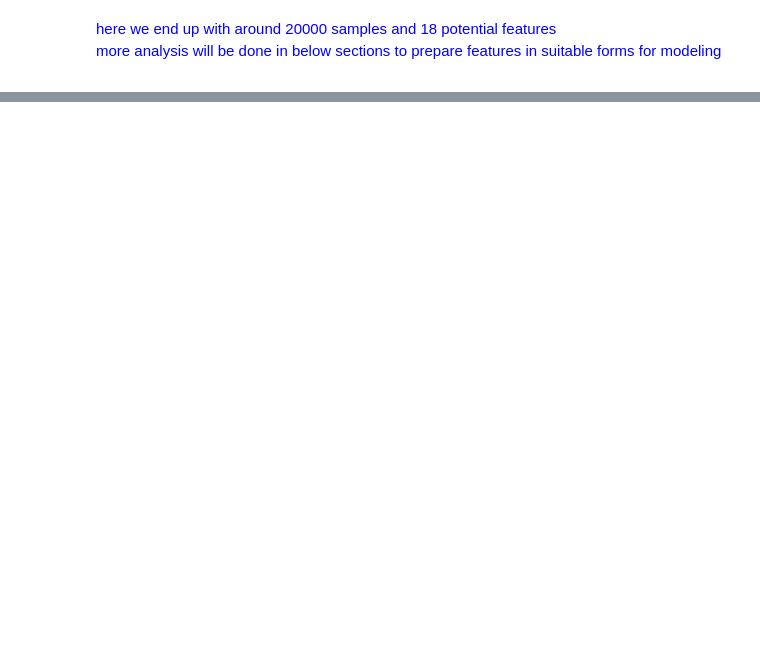
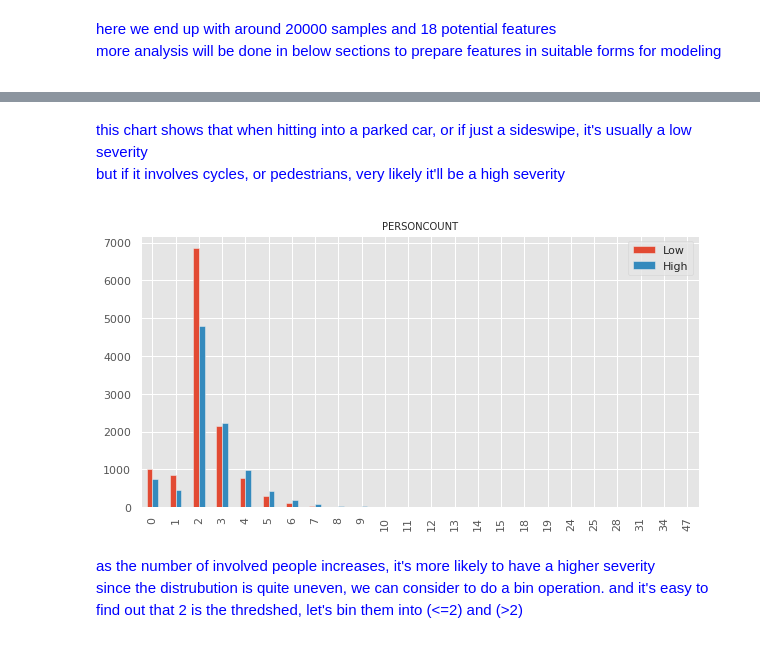
Before and after one commit to brucehsi/Coursera_Capstone, a Jupyter notebook: capstone assignment.ipynb, the cells around one changed output, grey strips where cells are left out. Drawn from its saved outputs; the diff is of its cells as text; code cells hidden in the pictures; blank space fills up the shorter version.

```diff
--- a/capstone assignment.ipynb
+++ b/capstone assignment.ipynb
@@ -129,0 +178,16 @@ import matplotlib.pyplot as plt
+# %% [markdown]
+<span style="color:blue">
+this chart shows that when hitting into a parked car, or if just a sideswipe, it's usually a low severity
+
+but if it involves cycles, or pedestrians, very likely it'll be a high severity
+</span>
+# %%
+bar_chart('PERSONCOUNT')
+# %% [output]
+[figure, added]
+# %% [markdown]
+<span style="color:blue">
+as the number of involved people increases, it's more likely to have a higher severity
+
+since the distrubution is quite uneven, we can consider to do a bin operation. and it's easy to find out that 2 is the thredshed, let's bin them into (<=2) and (>2)
+</span>
```
Also changed, not shown: parts of 12 cells of this notebook.
